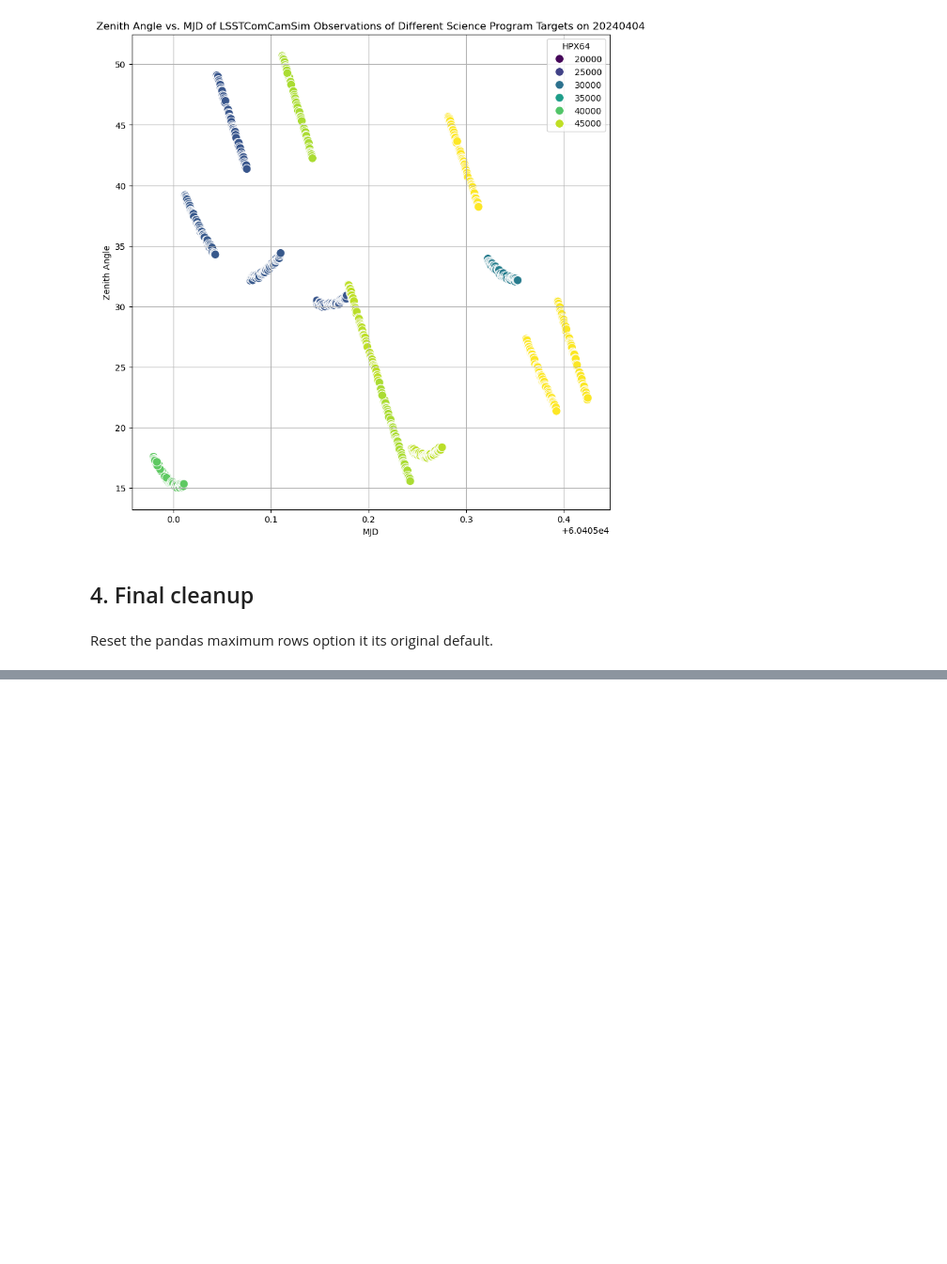
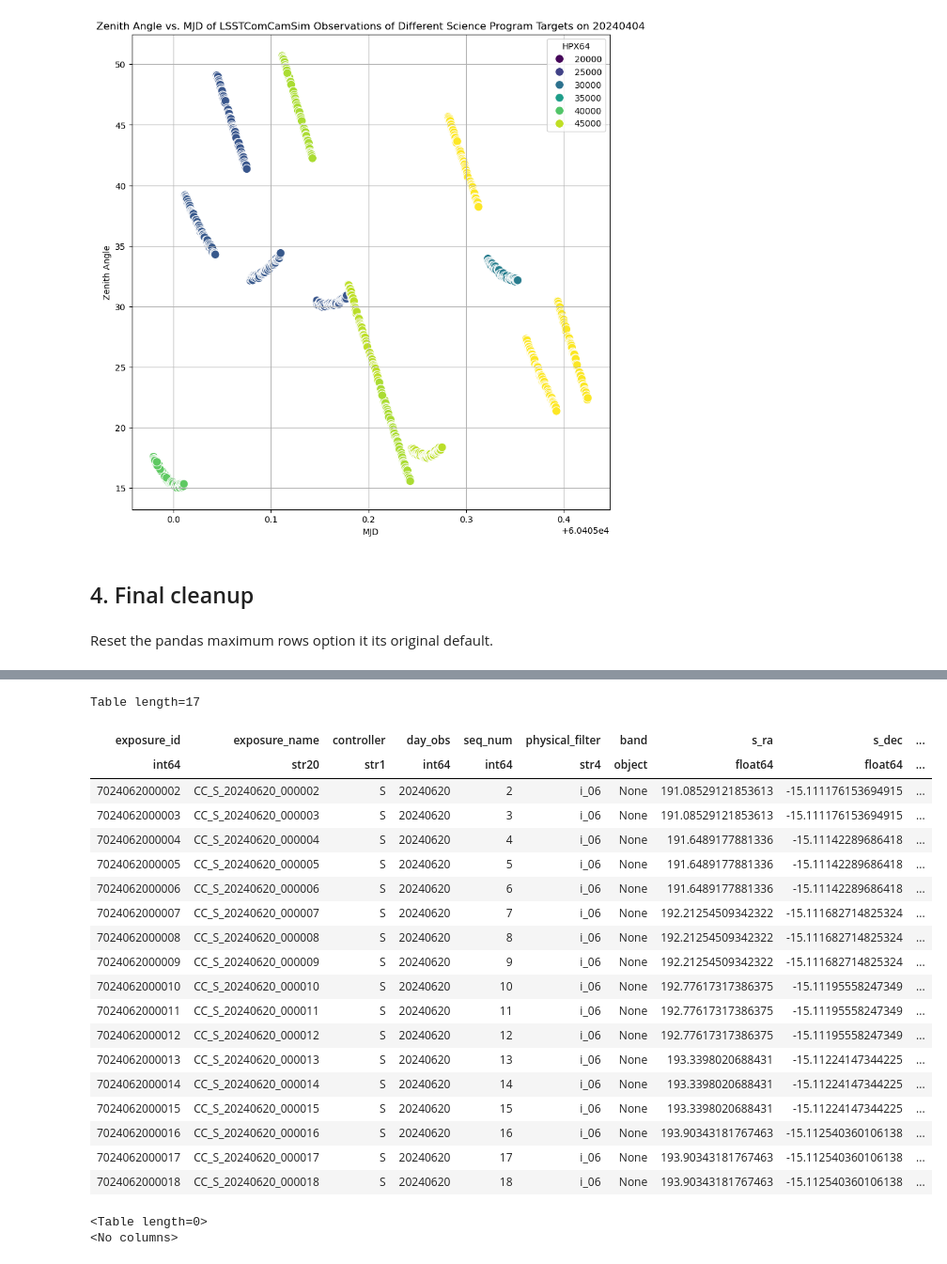
Before and after one commit to lsst-dm/vv-team-notebooks, a Jupyter notebook: notebooks/PREOPS-5002-target-report.ipynb, the cells around one changed output, grey strips where cells are left out. Shown at 94% size. Drawn from its saved outputs; the diff is of its cells as text; code cells hidden in the pictures; blank space fills up the shorter version.

```diff
--- a/notebooks/PREOPS-5002-target-report.ipynb
+++ b/notebooks/PREOPS-5002-target-report.ipynb
@@ -825,0 +1066,2 @@ pd.reset_option("display.max_rows")
+# %%
+client = ConsDbClient(f"http://consdb-pq.consdb:8080/consdb")
@@ -825,0 +1172,28 @@ pd.reset_option("display.max_rows")
+# %%
+client.query("SELECT * FROM cdb_lsstcomcamsim.exposure WHERE day_obs=20240620")
+# %% [output]
+Table length=17
+| exposure_id | exposure_name | controller | day_obs | seq_num | physical_filter | band | s_ra | s_dec | ... |
+| int64 | str20 | str1 | int64 | int64 | str4 | object | float64 | float64 | ... |
+| 7024062000002 | CC_S_20240620_000002 | S | 20240620 | 2 | i_06 | None | 191.08529121853613 | -15.111176153694915 | ... |
+| 7024062000003 | CC_S_20240620_000003 | S | 20240620 | 3 | i_06 | None | 191.08529121853613 | -15.111176153694915 | ... |
+| 7024062000004 | CC_S_20240620_000004 | S | 20240620 | 4 | i_06 | None | 191.6489177881336 | -15.11142289686418 | ... |
+| 7024062000005 | CC_S_20240620_000005 | S | 20240620 | 5 | i_06 | None | 191.6489177881336 | -15.11142289686418 | ... |
+| 7024062000006 | CC_S_20240620_000006 | S | 20240620 | 6 | i_06 | None | 191.6489177881336 | -15.11142289686418 | ... |
+| 7024062000007 | CC_S_20240620_000007 | S | 20240620 | 7 | i_06 | None | 192.21254509342322 | -15.111682714825324 | ... |
+| 7024062000008 | CC_S_20240620_000008 | S | 20240620 | 8 | i_06 | None | 192.21254509342322 | -15.111682714825324 | ... |
+| 7024062000009 | CC_S_20240620_000009 | S | 20240620 | 9 | i_06 | None | 192.21254509342322 | -15.111682714825324 | ... |
+| 7024062000010 | CC_S_20240620_000010 | S | 20240620 | 10 | i_06 | None | 192.77617317386375 | -15.11195558247349 | ... |
+| 7024062000011 | CC_S_20240620_000011 | S | 20240620 | 11 | i_06 | None | 192.77617317386375 | -15.11195558247349 | ... |
+| 7024062000012 | CC_S_20240620_000012 | S | 20240620 | 12 | i_06 | None | 192.77617317386375 | -15.11195558247349 | ... |
+| 7024062000013 | CC_S_20240620_000013 | S | 20240620 | 13 | i_06 | None | 193.3398020688431 | -15.11224147344225 | ... |
+| 7024062000014 | CC_S_20240620_000014 | S | 20240620 | 14 | i_06 | None | 193.3398020688431 | -15.11224147344225 | ... |
+| 7024062000015 | CC_S_20240620_000015 | S | 20240620 | 15 | i_06 | None | 193.3398020688431 | -15.11224147344225 | ... |
+| 7024062000016 | CC_S_20240620_000016 | S | 20240620 | 16 | i_06 | None | 193.90343181767463 | -15.112540360106138 | ... |
+| 7024062000017 | CC_S_20240620_000017 | S | 20240620 | 17 | i_06 | None | 193.90343181767463 | -15.112540360106138 | ... |
+| 7024062000018 | CC_S_20240620_000018 | S | 20240620 | 18 | i_06 | None | 193.90343181767463 | -15.112540360106138 | ... |
+# %%
+client.query("SELECT * FROM cdb_lsstcomcamsim.exposure_flexdata")
+# %% [output]
+<Table length=0>
+<No columns>
```
Also changed, not shown: parts of 62 cells of this notebook.
